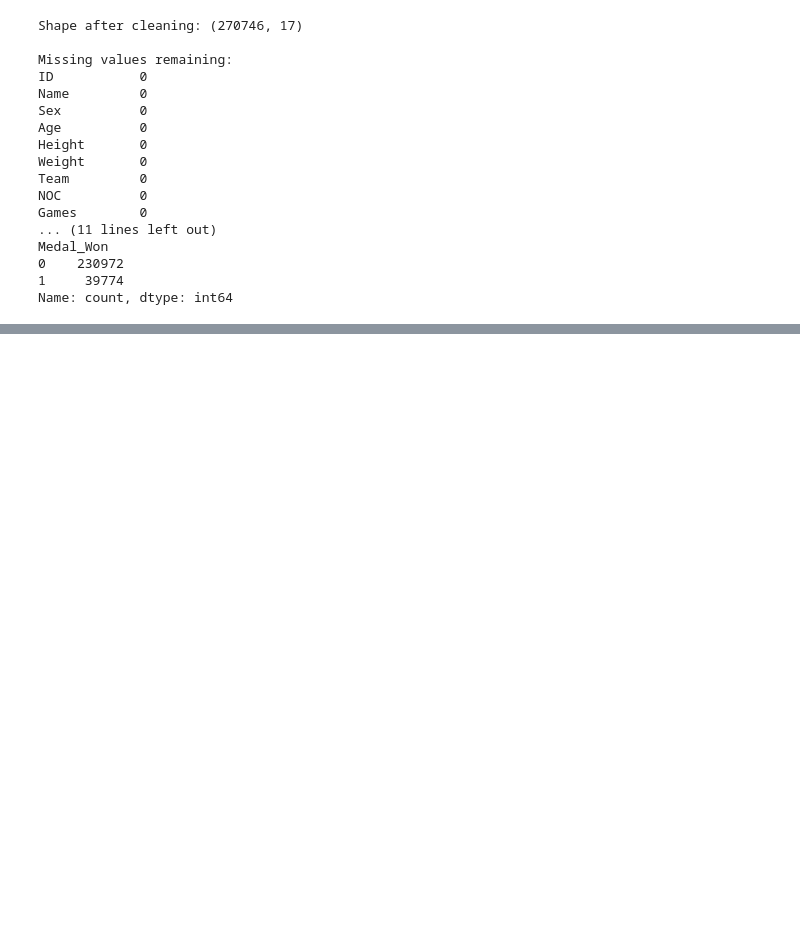
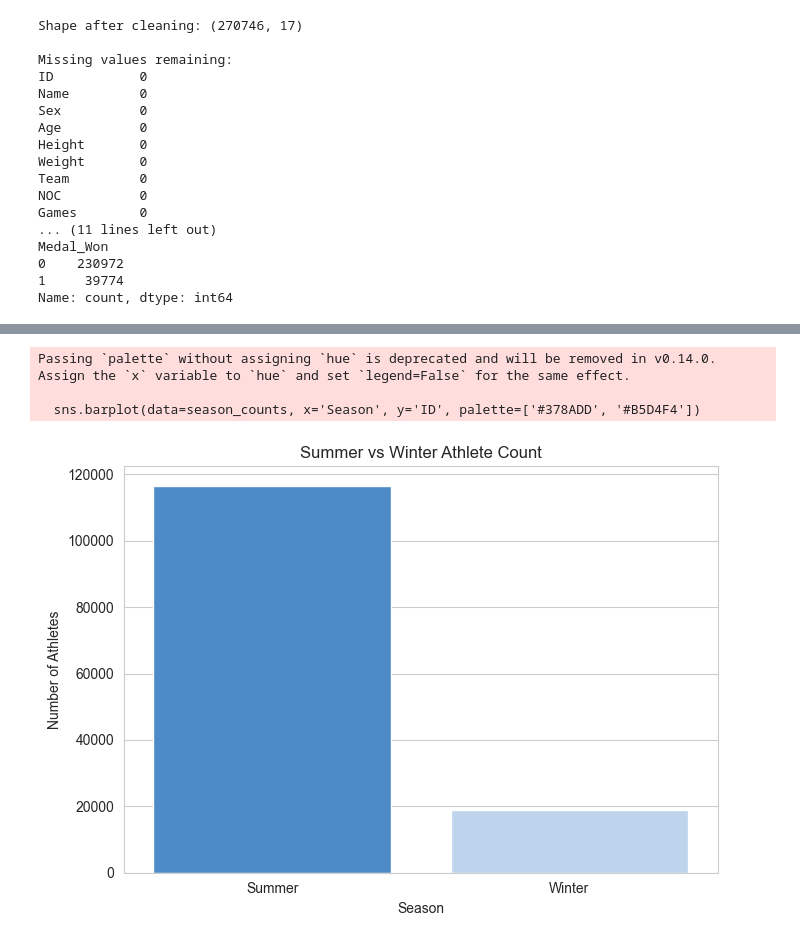
Before and after one commit to kunjagarwal-dev/olympics-data-analysis, a Jupyter notebook: notebooks/olympics_analysis.ipynb, the cells around one changed output, grey strips where cells are left out. Drawn from its saved outputs; the diff is of its cells as text; code cells hidden in the pictures; blank space fills up the shorter version.

Commit message:
EDA Part 1 overview and country analysis

```diff
--- a/notebooks/olympics_analysis.ipynb
+++ b/notebooks/olympics_analysis.ipynb
@@ -127,0 +168,15 @@ Name: count, dtype: int64
+# %%
+season_counts = df.groupby('Season')['ID'].nunique().reset_index()
+
+plt.figure(figsize=(7, 5))
+sns.barplot(data=season_counts, x='Season', y='ID', palette=['#378ADD', '#B5D4F4'])
+plt.title('Summer vs Winter Athlete Count')
+plt.xlabel('Season')
+plt.ylabel('Number of Athletes')
+plt.tight_layout()
+plt.show()
+# %% [output]
+Passing `palette` without assigning `hue` is deprecated and will be removed in v0.14.0. Assign the `x` variable to `hue` and set `legend=False` for the same effect.
+
+  sns.barplot(data=season_counts, x='Season', y='ID', palette=['#378ADD', '#B5D4F4'])
+[figure, added]
```
Also changed, not shown: parts of 11 cells of this notebook.
